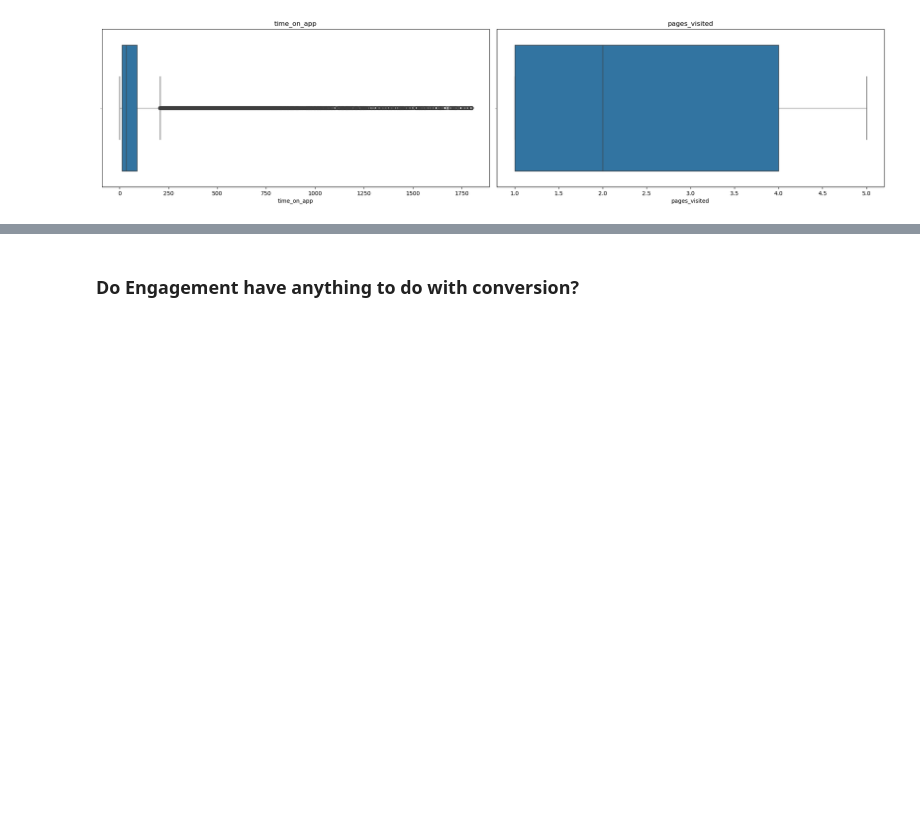
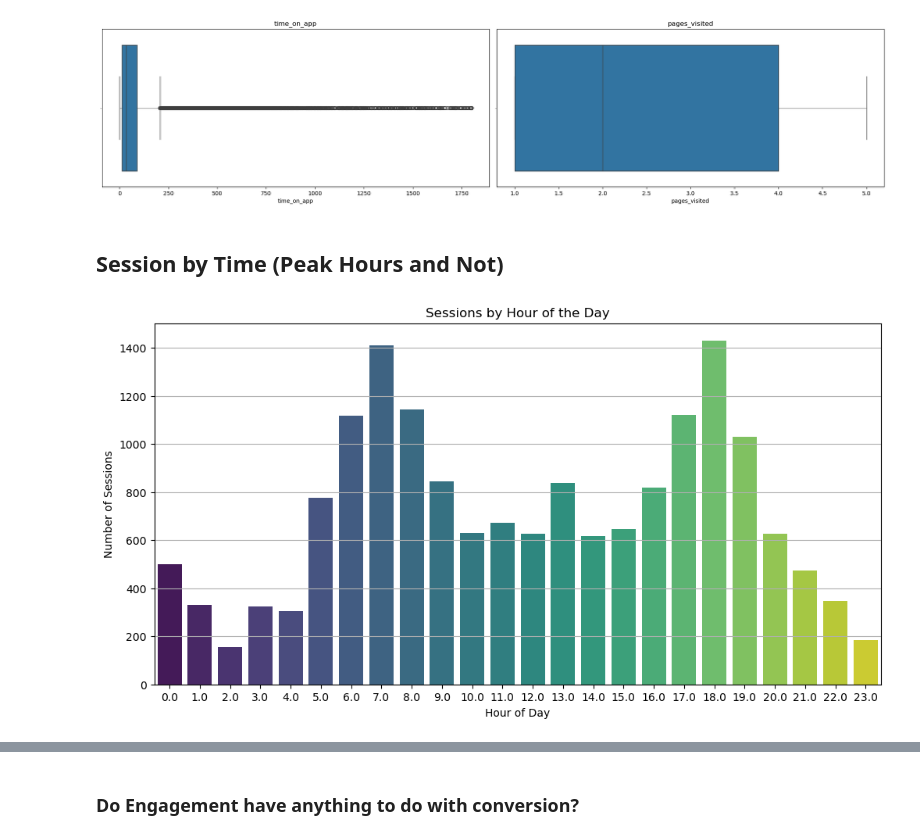
Before and after one commit to Richard-Gidi/Ridewise, a Jupyter notebook: EDA.ipynb, the cells around one changed output, grey strips where cells are left out. Drawn from its saved outputs; the diff is of its cells as text; code cells hidden in the pictures; blank space fills up the shorter version.

Commit message:
Session by Time (Peak Hours and Not)

```diff
--- a/EDA.ipynb
+++ b/EDA.ipynb
@@ -1479,7 +1479,7 @@ for col in category_columns:
 # Convert date columns to datetime
 date_columns = ['session_time']
 for col in date_columns:
-    sessions[col] = pd.to_datetime(sessions[col])
+    sessions[col] = pd.to_datetime(sessions[col], errors='coerce')
 
 # Check the updated data types
 sessions.info()
@@ -1526,3 +1527,21 @@ if num_cols < len(axes):
 fig.tight_layout()
 # %% [output]
 [figure]
+# %% [markdown]
+## Session by Time (Peak Hours and Not)
+# %%
+# Extract hour and day from session_time
+sessions['hour'] = sessions['session_time'].dt.hour
+sessions['day'] = sessions['session_time'].dt.day_name()
+# %%
+# Hourly Distribution
+plt.figure(figsize=(12, 6))
+sns.countplot(x='hour', data=sessions, palette='viridis')
+plt.title('Sessions by Hour of the Day')
+plt.xlabel('Hour of Day')
+plt.ylabel('Number of Sessions')
+plt.xticks(range(24))
+plt.grid(axis='y')
+plt.show()
+# %% [output]
+[figure, added]
```
Also changed, not shown: parts of 2 cells of this notebook.
